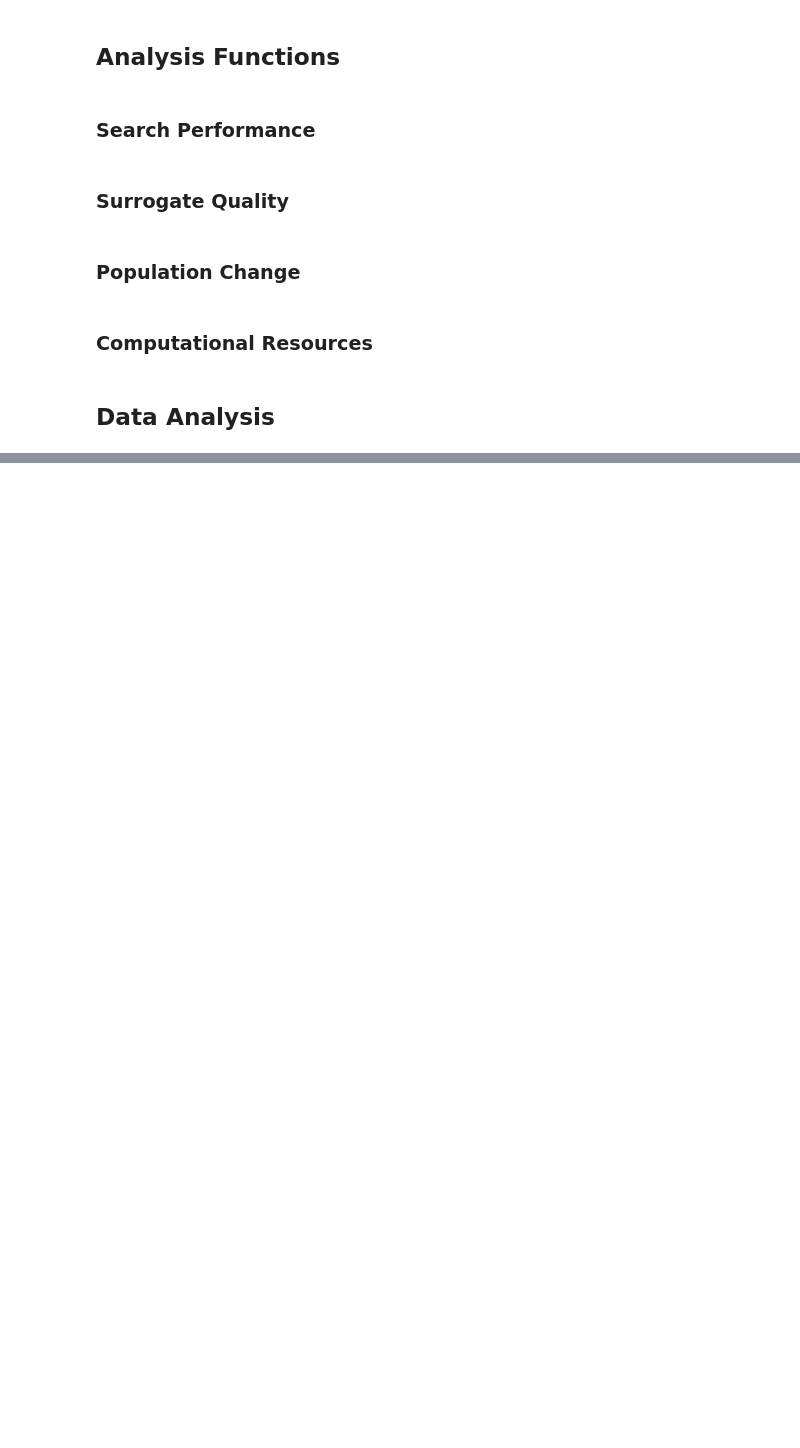
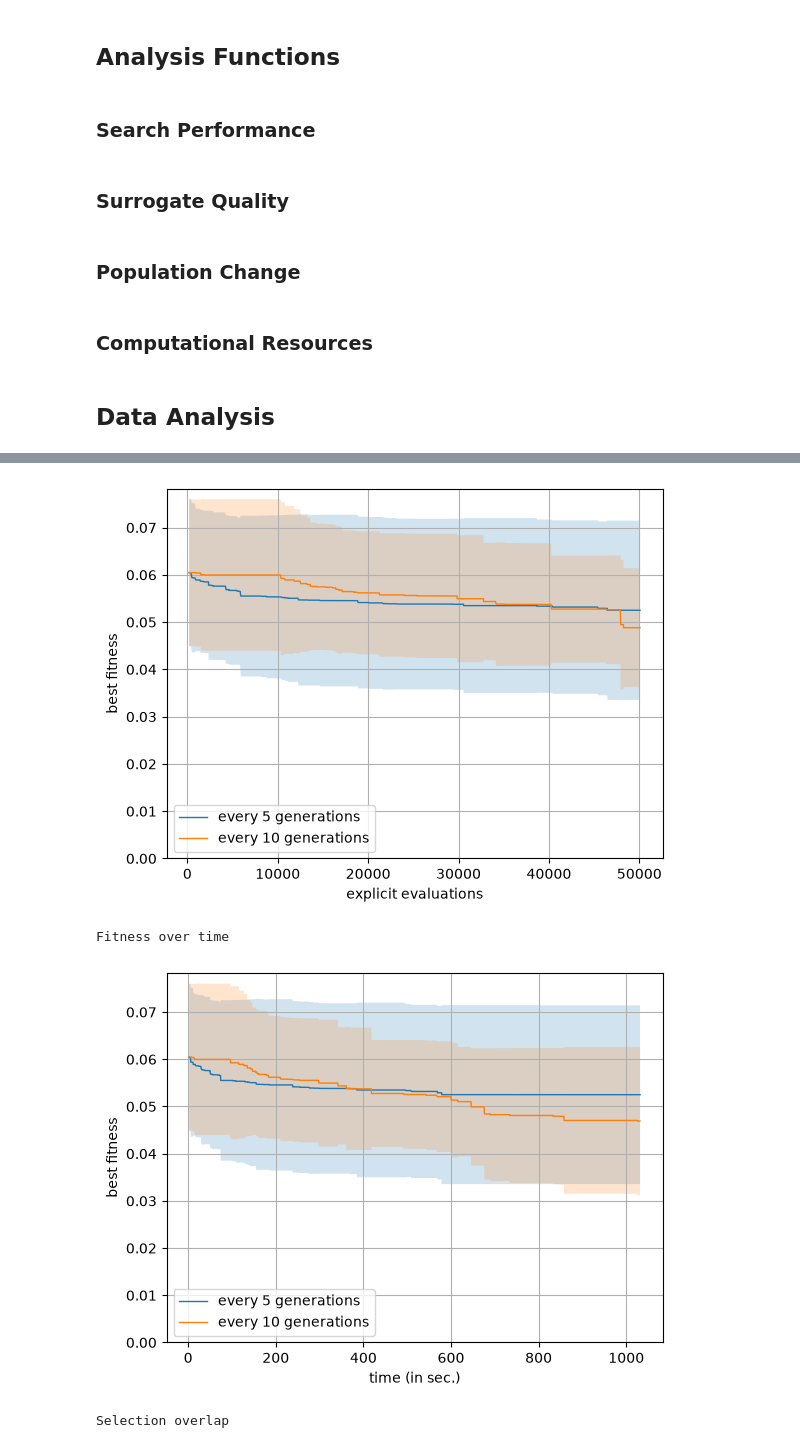
Before and after one commit to westoun/surrogate-assisted-qcs, a Jupyter notebook: evaluation/surrogate_assisted_qcs/analysis.ipynb, the cells around one changed output, grey strips where cells are left out. Drawn from its saved outputs; the diff is of its cells as text; code cells hidden in the pictures; blank space fills up the shorter version.

```diff
--- a/evaluation/surrogate_assisted_qcs/analysis.ipynb
+++ b/evaluation/surrogate_assisted_qcs/analysis.ipynb
@@ -1474,0 +1482,76 @@ Selection overlap per generation
+# %%
+qubit_nums = [experiment.qubit_num for experiment in experiments]
+qubit_nums = sorted(list(set(qubit_nums)))
+
+gate_counts = [experiment.gate_count for experiment in experiments]
+gate_counts = sorted(list(set(gate_counts)))
+
+models = [experiment.model for experiment in experiments]
+models = list(set(models))
+
+for qubit_num in qubit_nums:
+    for gate_count in gate_counts:
+
+        for model in models:
+
+            if model is None:
+                continue
+
+            rel_experiments = filter_experiments(experiments, filter_params={
+                "qubit_num": qubit_num,
+                "gate_count": gate_count,
+                "model": model
+            })
+
+            if len(rel_experiments) == 0:
+                continue
+
+            rel_experiments.sort(key=lambda item: item.evaluate_every)
+
+            labels = [
+                f"every {experiment.evaluate_every} generations" for experiment in rel_experiments]
+
+            print()
+            printb("=" * 80)
+            printb(
+                f"Experiment results for {qubit_num} qubits and {gate_count} gates with model='{model}'")
+            printb("=" * 80)
+
+            print("Seed count per setup: ")
+            print([(experiment.model, len(experiment.seeds))
+                   for experiment in rel_experiments])
+
+            print("Fitness over explicit evaluations")
+            plot_fitness_per_evaluations(
+                rel_experiments, labels=labels, target_path=f"results/{qubit_num}q{gate_count}g{evaluate_every}e_fitness_over_evaluations.png")
+
+            print("Fitness over time")
+            plot_fitness_per_timestamp(rel_experiments, labels=labels,
+                                       target_path=f"results/{qubit_num}q{gate_count}g{evaluate_every}e_fitness_over_time_cutoff.png",
+                                       max_cum_duration=max(rel_experiments[0].data_by_timestamp["cum_duration"]))
+
+            print("Selection overlap")
+            plot_selection_overlaps(rel_experiments, labels=labels,
+                                    target_path=f"results/{qubit_num}q{gate_count}g{evaluate_every}e_selection_overlaps.png")
+
+            print("Rank correlations")
+            plot_rank_correlations(rel_experiments, labels=labels,
+                                   target_path=f"results/{qubit_num}q{gate_count}g{evaluate_every}e_rank_correlations.png")
+
+            # print("Duration per generation of all generations")
+            # plot_duration_stacked(rel_experiments, labels=labels, relative=False,
+            #                       target_path=f"results/{qubit_num}q{gate_count}g{evaluate_every}e_duration_stacked_all_generations.png")
+            # print("Duration per generation of evaluated generations")
+            # plot_duration_stacked(rel_experiments, labels=labels, generations="evaluated", relative=False,
+            #                       target_path=f"results/{qubit_num}q{gate_count}g{evaluate_every}e_duration_stacked_evaluated_generations.png")
+            # print("Duration per generation of not evaluated generations")
+            # plot_duration_stacked(rel_experiments, labels=labels, generations="not_evaluated", relative=False,
+            #                       target_path=f"results/{qubit_num}q{gate_count}g{evaluate_every}e_duration_stacked_not_evaluated_generations.png")
+
+            # print("Max memory per generation of evaluated generations")
+            # plot_memory(rel_experiments, labels, generations="evaluated",
+            #             target_path=f"results/{qubit_num}q{gate_count}g{evaluate_every}e_memory_grouped_evaluated_generations.png")
+            # print("Max memory per generation of not evaluated generations")
+            # plot_memory(rel_experiments, labels, generations="not_evaluated",
+            #             target_path=f"results/{qubit_num}q{gate_count}g{evaluate_every}e_memory_grouped_not_evaluated_generations.png")
+# %% [output]
@@ -1474,0 +1564,4 @@ Selection overlap per generation
+[figure, added]
+Fitness over time
+[figure, added]
+Selection overlap
```
Also changed, not shown: parts of 2 cells of this notebook.
